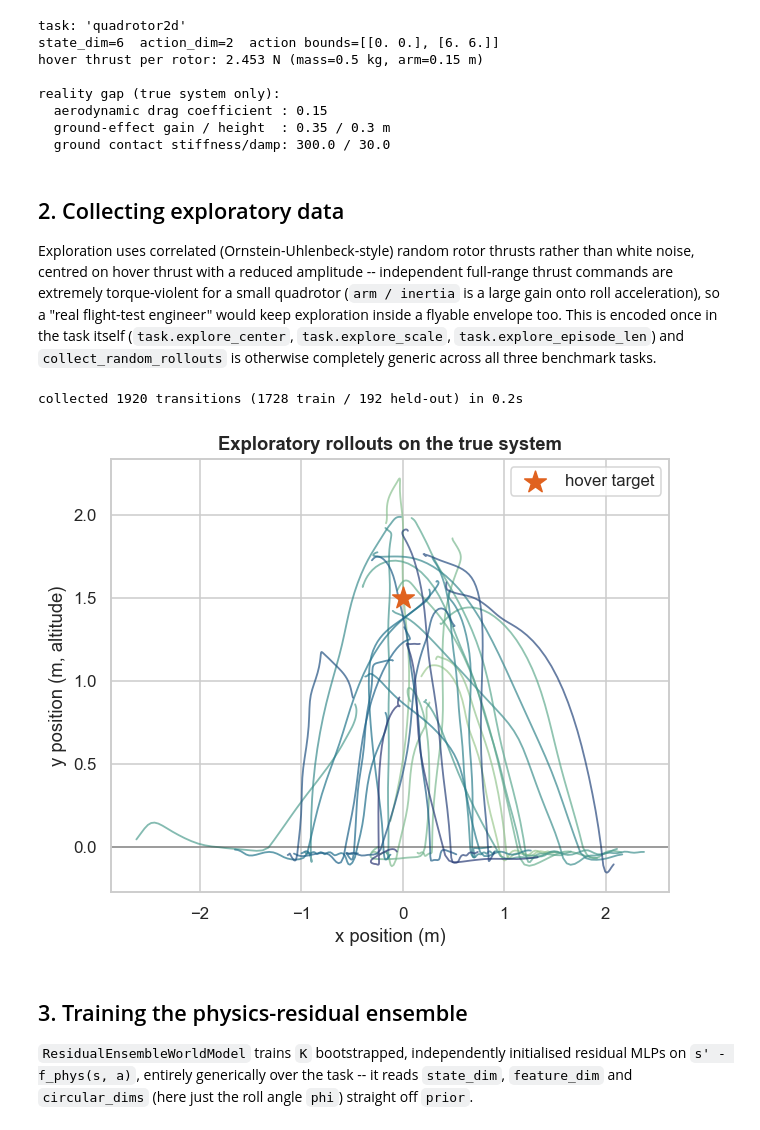
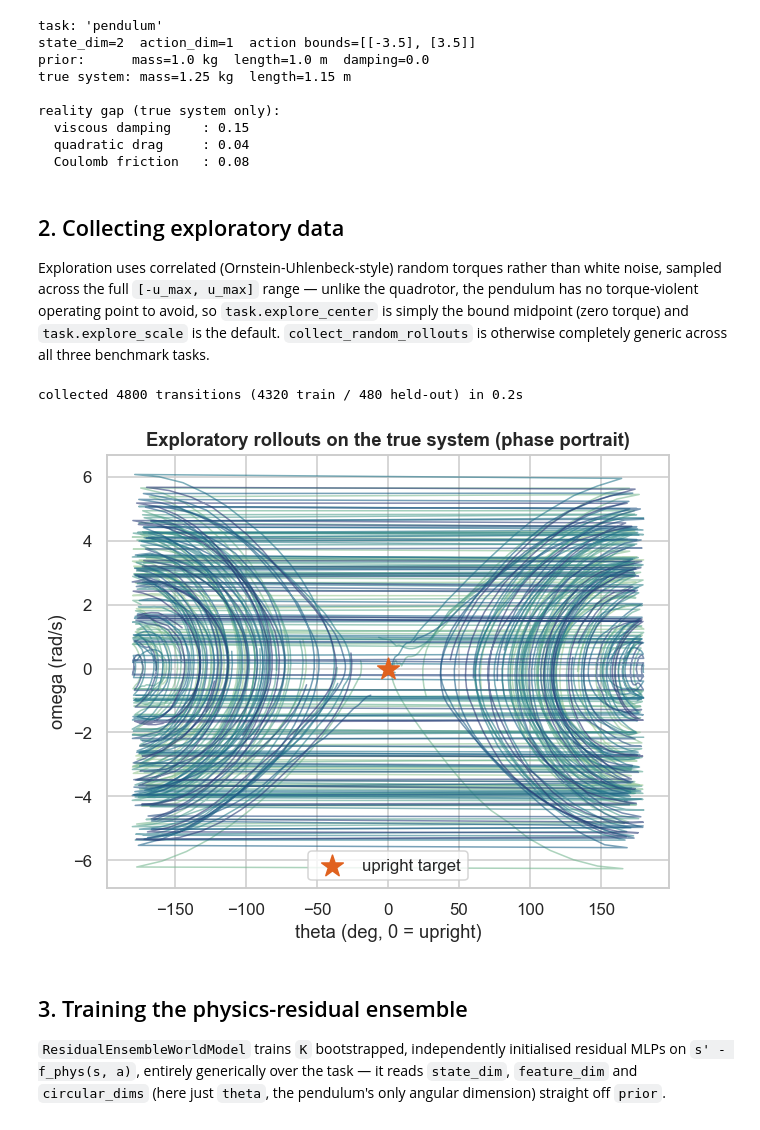
Before and after one commit to Yiannosste/Physics-Residual-World-Model, a Jupyter notebook: demo.ipynb, the cells around one changed output. Cells and saved outputs as stored; diff of their text form; code cells hidden in the pictures.

```diff
--- a/demo.ipynb
+++ b/demo.ipynb
@@ -64,77 +74,72 @@ thrusts `(F_left, F_right)`, each in `[0, thrust_max]`.
 # %%
-task = make_task("quadrotor2d", seed=SEED)
+task = make_task("pendulum", seed=SEED)
 prior, true_system = task.prior, task.true_system
 
 print(f"task: {task.name!r}")
 print(f"state_dim={prior.state_dim}  action_dim={prior.action_dim}  "
       f"action bounds=[{prior.action_low}, {prior.action_high}]")
-print(f"hover thrust per rotor: {prior.hover_thrust:.3f} N "
-      f"(mass={prior.mass} kg, arm={prior.arm} m)")
+print(f"prior:      mass={prior.mass} kg  length={prior.length} m  damping={prior.damping}")
+print(f"true system: mass={true_system.mass} kg  length={true_system.length} m")
 print()
 print("reality gap (true system only):")
-print(f"  aerodynamic drag coefficient : {true_system.drag_coeff}")
-print(f"  ground-effect gain / height  : {true_system.ground_effect_gain} / "
-      f"{true_system.ground_effect_height} m")
-print(f"  ground contact stiffness/damp: {true_system.contact_stiffness} / "
-      f"{true_system.contact_damping}")
+print(f"  viscous damping    : {true_system.damping}")
+print(f"  quadratic drag     : {true_system.quad_drag}")
+print(f"  Coulomb friction   : {true_system.coulomb}")
 # %% [output]
-task: 'quadrotor2d'
-state_dim=6  action_dim=2  action bounds=[[0. 0.], [6. 6.]]
-hover thrust per rotor: 2.453 N (mass=0.5 kg, arm=0.15 m)
+task: 'pendulum'
+state_dim=2  action_dim=1  action bounds=[[-3.5], [3.5]]
+prior:      mass=1.0 kg  length=1.0 m  damping=0.0
+true system: mass=1.25 kg  length=1.15 m
 
 reality gap (true system only):
-  aerodynamic drag coefficient : 0.15
-  ground-effect gain / height  : 0.35 / 0.3 m
-  ground contact stiffness/damp: 300.0 / 30.0
+  viscous damping    : 0.15
+  quadratic drag     : 0.04
+  Coulomb friction   : 0.08
 # %% [markdown]
 ## 2. Collecting exploratory data
 
-Exploration uses correlated (Ornstein-Uhlenbeck-style) random rotor thrusts
-rather than white noise, centred on hover thrust with a reduced amplitude --
-independent full-range thrust commands are extremely torque-violent for a
-small quadrotor (`arm / inertia` is a large gain onto roll acceleration), so a
-"real flight-test engineer" would keep exploration inside a flyable envelope
-too. This is encoded once in the task itself
-(`task.explore_center`, `task.explore_scale`, `task.explore_episode_len`) and
-`collect_random_rollouts` is otherwise completely generic across all three
-benchmark tasks.
+Exploration uses correlated (Ornstein-Uhlenbeck-style) random torques rather
+than white noise, sampled across the full `[-u_max, u_max]` range — unlike
+the quadrotor, the pendulum has no torque-violent operating point to avoid,
+so `task.explore_center` is simply the bound midpoint (zero torque) and
+`task.explore_scale` is the default. `collect_random_rollouts` is otherwise
+completely generic across all three benchmark tasks.
 # %%
 t0 = time.time()
 states, actions, next_states = collect_random_rollouts(
     true_system, prior.action_low, prior.action_high,
-    n_episodes=32, episode_len=task.explore_episode_len, seed=SEED,
+    n_episodes=40, episode_len=task.explore_episode_len, seed=SEED,
     center=task.explore_center, amplitude_scale=task.explore_scale,
 )
 n_train = int(0.9 * len(states))
 train = (states[:n_train], actions[:n_train], next_states[:n_train])
 test = (states[n_train:], actions[n_train:], next_states[n_train:])
 print(f"collected {len(states)} transitions ({n_train} train / {len(states) - n_train} held-out) "
       f"in {time.time() - t0:.1f}s")
 
 fig, ax = plt.subplots(figsize=(6, 5))
 episode_len = task.explore_episode_len
 n_episodes = len(states) // episode_len
 colors = sns.color_palette("crest", n_episodes)
 for ep in range(n_episodes):
     sl = slice(ep * episode_len, (ep + 1) * episode_len)
-    ax.plot(states[sl, 0], states[sl, 1], color=colors[ep], alpha=0.7, lw=1.2)
-ax.scatter([0], [1.5], marker="*", s=220, color=PALETTE["uncertainty"], zorder=5, label="hover target")
-ax.set_xlabel("x position (m)")
-ax.set_ylabel("y position (m, altitude)")
-ax.set_title("Exploratory rollouts on the true system")
-ax.axhline(0.0, color="k", lw=1, alpha=0.4)
+    ax.plot(np.degrees(states[sl, 0]), states[sl, 1], color=colors[ep], alpha=0.6, lw=1.0)
+ax.scatter([0], [0], marker="*", s=220, color=PALETTE["uncertainty"], zorder=5, label="upright target")
+ax.set_xlabel("theta (deg, 0 = upright)")
+ax.set_ylabel("omega (rad/s)")
+ax.set_title("Exploratory rollouts on the true system (phase portrait)")
 ax.legend()
 fig.tight_layout()
 # %% [output]
-collected 1920 transitions (1728 train / 192 held-out) in 0.2s
+collected 4800 transitions (4320 train / 480 held-out) in 0.2s
-[figure, old version]
+[figure, new version]
 # %% [markdown]
 ## 3. Training the physics-residual ensemble
 
 `ResidualEnsembleWorldModel` trains `K` bootstrapped, independently
 initialised residual MLPs on `s' - f_phys(s, a)`, entirely generically over
-the task -- it reads `state_dim`, `feature_dim` and `circular_dims`
-(here just the roll angle `phi`) straight off `prior`.
+the task — it reads `state_dim`, `feature_dim` and `circular_dims` (here just
+`theta`, the pendulum's only angular dimension) straight off `prior`.
 # %%
 model = ResidualEnsembleWorldModel(prior, n_members=5, hidden=(64, 64), seed=SEED)
 t0 = time.time()
```
Also changed, not shown: parts of 15 cells of this notebook, 2 other files.
